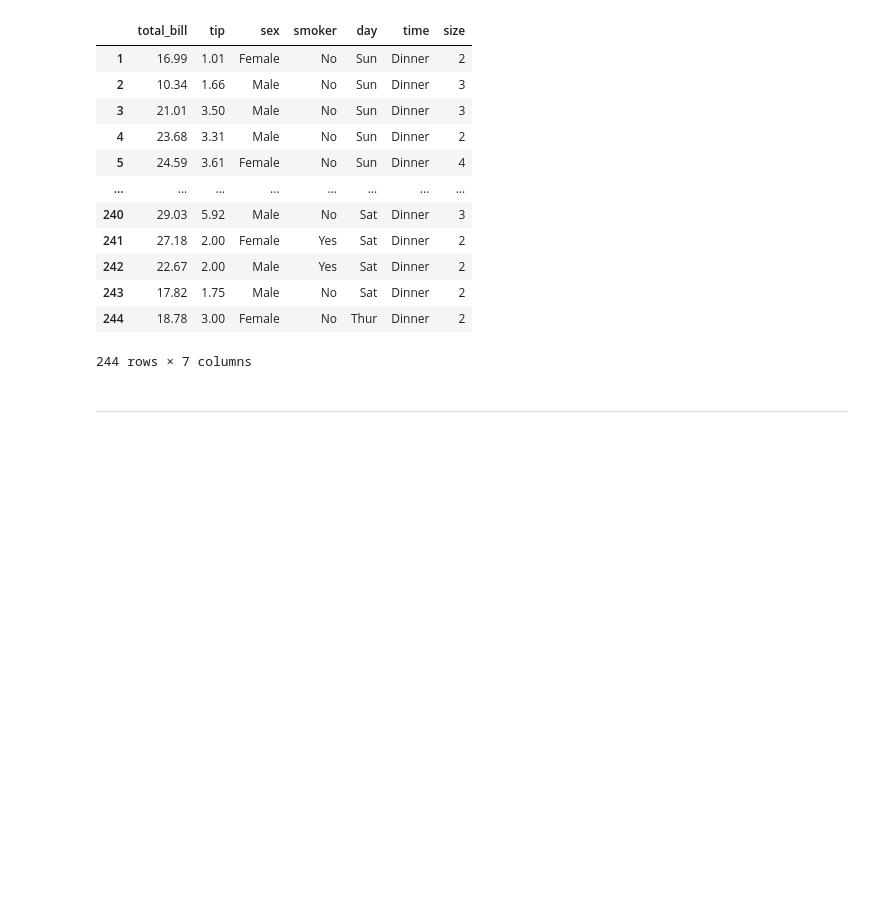
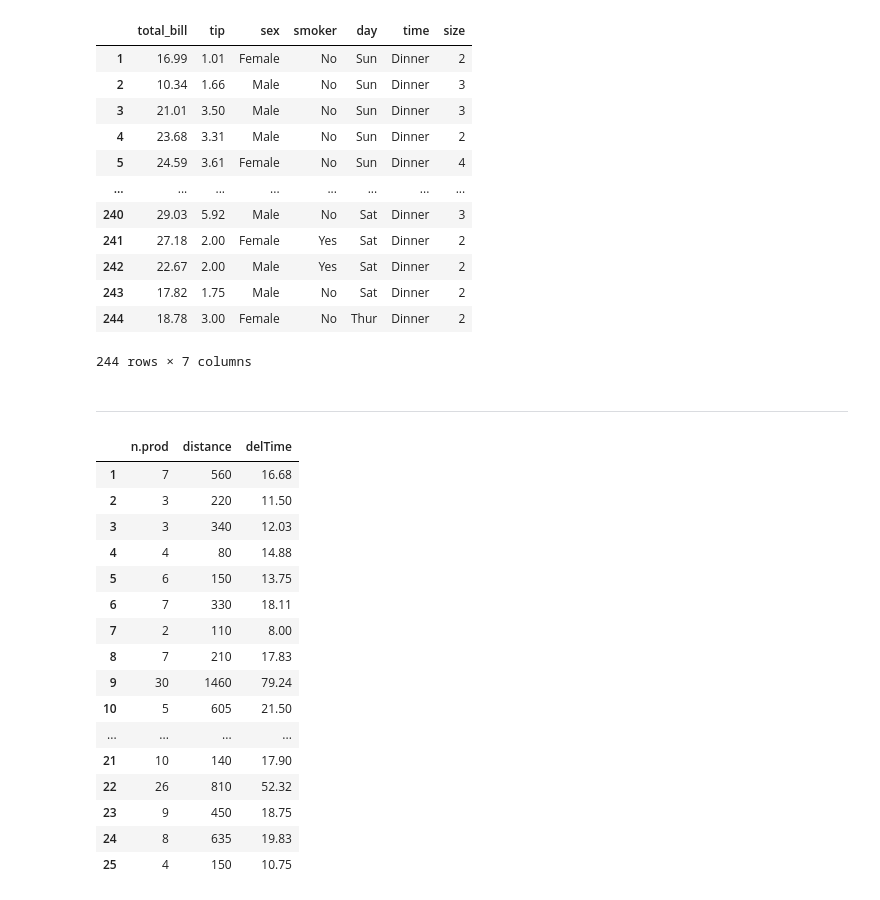
Before and after one commit to NSharick/python-practice, a Jupyter notebook: practice_datasets_tableau.ipynb, the cells around one changed output. Saved outputs shown, nothing was run; the diff lists cells and outputs as text; code cells hidden in the pictures; blank space fills up the shorter version.

```diff
--- a/practice_datasets_tableau.ipynb
+++ b/practice_datasets_tableau.ipynb
@@ -2,3 +2,5 @@
 import pandas as pd
 import numpy as np
 from pydataset import data
+pd.set_option('display.max_rows', None)
+pd.set_option('display.max_columns', None)
@@ -25,3 +47,24 @@ df
 df.to_csv('tips.csv')
 # %% [markdown]
 ---
+# %%
+df2 = data('delivery')
+df2
+# %% [output]
+|  | n.prod | distance | delTime |
+| 1 | 7 | 560 | 16.68 |
+| 2 | 3 | 220 | 11.50 |
+| 3 | 3 | 340 | 12.03 |
+| 4 | 4 | 80 | 14.88 |
+| 5 | 6 | 150 | 13.75 |
+| 6 | 7 | 330 | 18.11 |
+| 7 | 2 | 110 | 8.00 |
+| 8 | 7 | 210 | 17.83 |
+| 9 | 30 | 1460 | 79.24 |
+| 10 | 5 | 605 | 21.50 |
+| ... | ... | ... | ... |
+| 21 | 10 | 140 | 17.90 |
+| 22 | 26 | 810 | 52.32 |
+| 23 | 9 | 450 | 18.75 |
+| 24 | 8 | 635 | 19.83 |
+| 25 | 4 | 150 | 10.75 |
```
Also changed, not shown: parts of 1 cell of this notebook.
